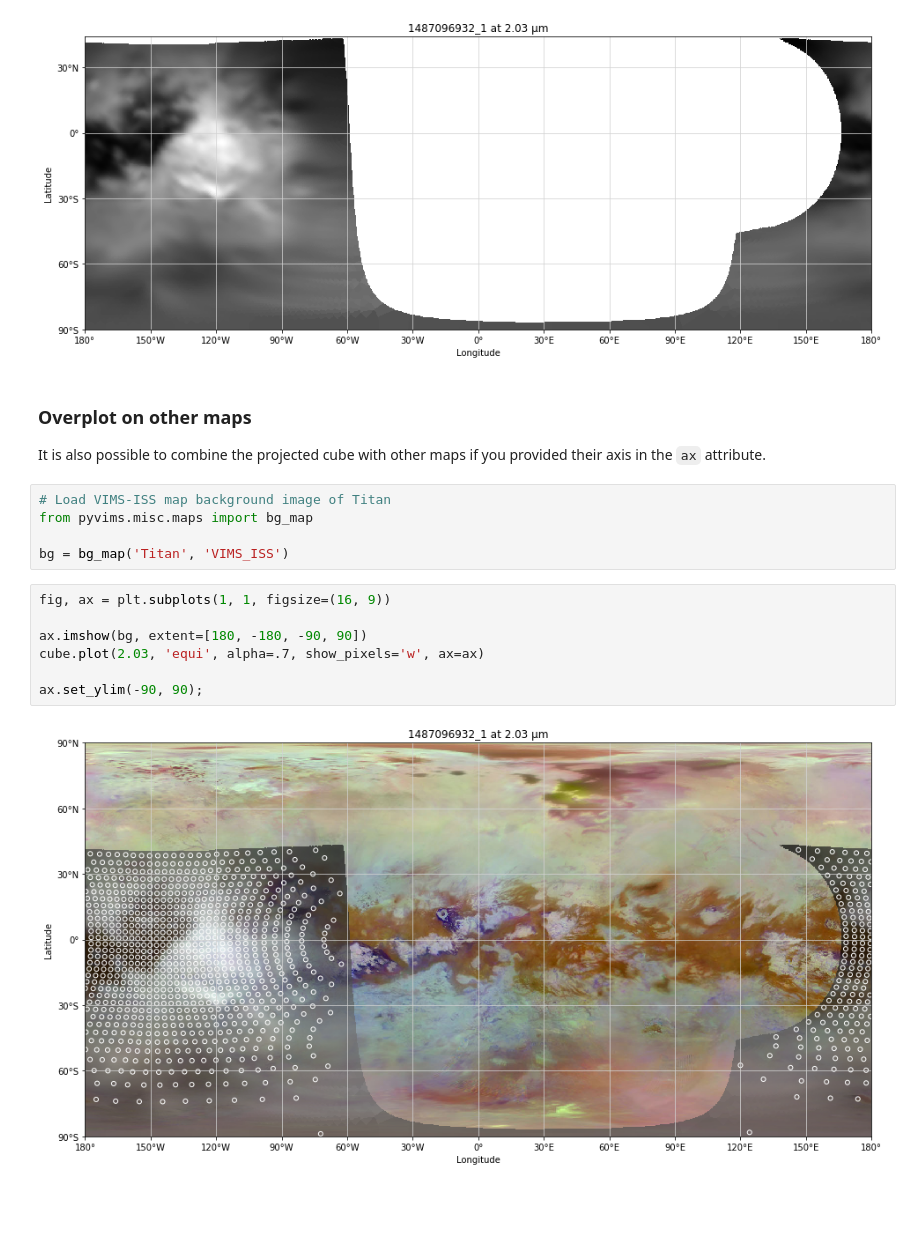
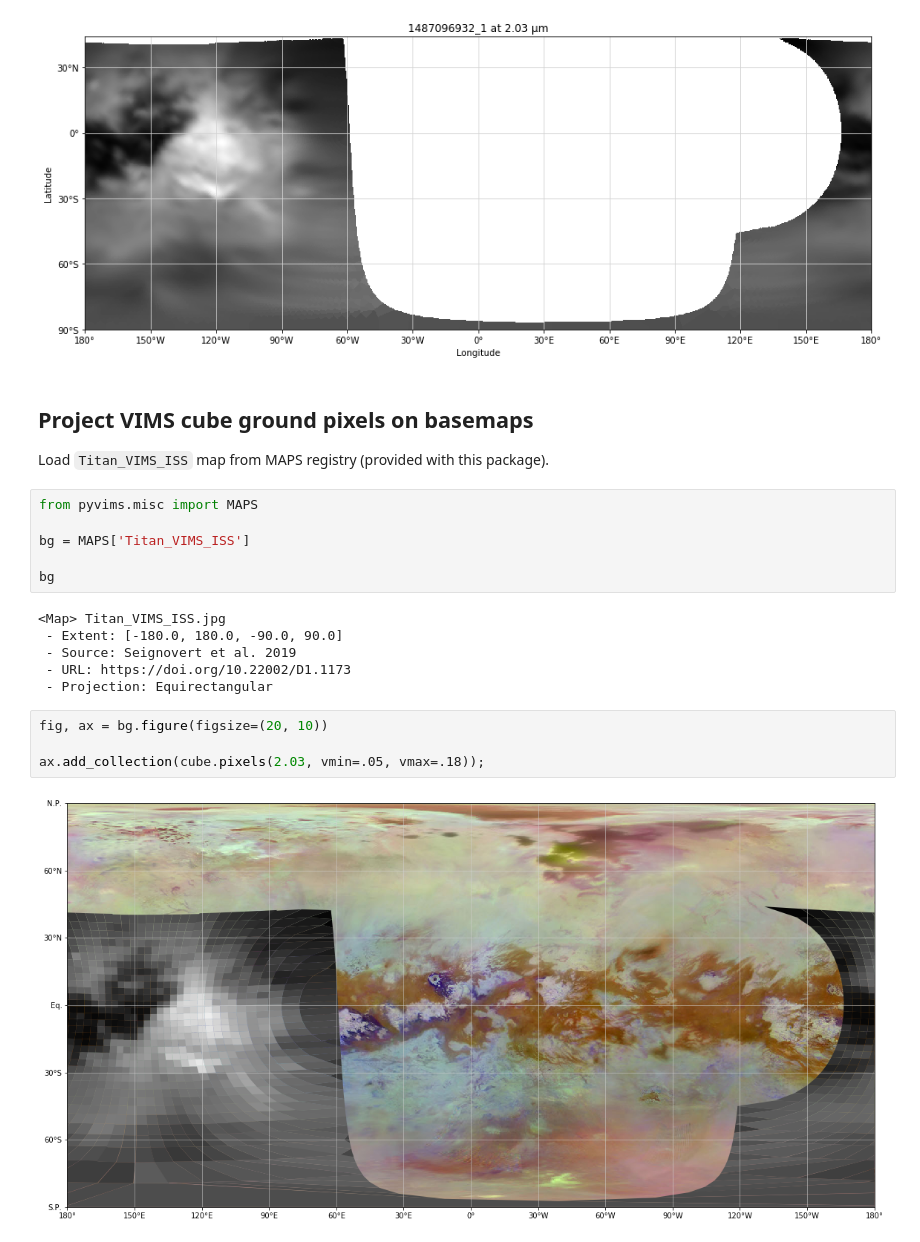
Before and after one commit to seignovert/pyvims, a Jupyter notebook: notebooks/pyvims.ipynb, the cells around one changed output. Drawn from its saved outputs; the diff is of its cells as text; blank space fills up the shorter version.

```diff
--- a/notebooks/pyvims.ipynb
+++ b/notebooks/pyvims.ipynb
@@ -298,21 +299,25 @@ Finally, a longitude/latitude projection is also available:
 cube.plot(2.03, 'equi');
 # %% [output]
 [figure]
-# %% [markdown]
-### Overplot on other maps
-
-It is also possible to combine the projected cube with other maps if you provided their axis in the `ax` attribute.
-# %%
-# Load VIMS-ISS map background image of Titan
-from pyvims.misc.maps import bg_map
-
-bg = bg_map('Titan', 'VIMS_ISS')
-# %%
-fig, ax = plt.subplots(1, 1, figsize=(16, 9))
-
-ax.imshow(bg, extent=[180, -180, -90, 90])
-cube.plot(2.03, 'equi', alpha=.7, show_pixels='w', ax=ax)
-
-ax.set_ylim(-90, 90);
-# %% [output]
-[figure, removed]
+# %% [markdown]
+## Project VIMS cube ground pixels on basemaps
+
+Load `Titan_VIMS_ISS` map from MAPS registry (provided with this package).
+# %%
+from pyvims.misc import MAPS
+
+bg = MAPS['Titan_VIMS_ISS']
+
+bg
+# %% [output]
+<Map> Titan_VIMS_ISS.jpg
+ - Extent: [-180.0, 180.0, -90.0, 90.0]
+ - Source: Seignovert et al. 2019
+ - URL: https://doi.org/10.22002/D1.1173
+ - Projection: Equirectangular
+# %%
+fig, ax = bg.figure(figsize=(20, 10))
+
+ax.add_collection(cube.pixels(2.03, vmin=.05, vmax=.18));
+# %% [output]
+[figure, added]
```
Also changed, not shown: parts of 24 cells of this notebook, 1 other file.
